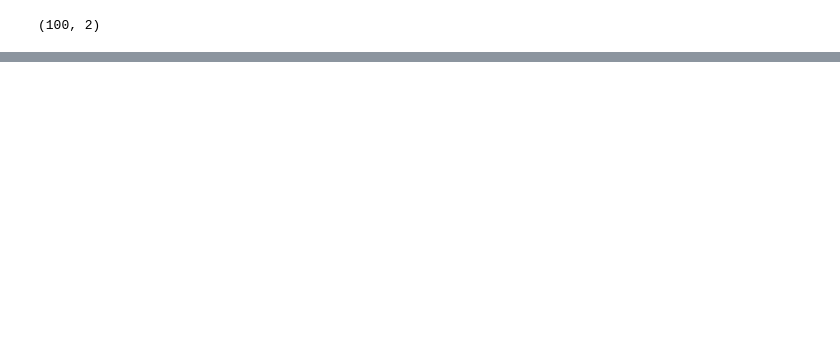
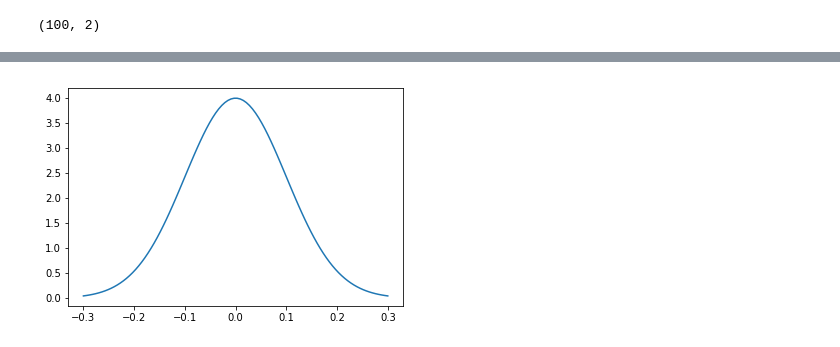
Before and after one commit to geniuschinchillas/ChinchillasSnack, a Jupyter notebook: GenerateData/RandomPlayGround.ipynb, the cells around one changed output, grey strips where cells are left out. Saved outputs shown, nothing was run; the diff lists cells and outputs as text; code cells hidden in the pictures; blank space fills up the shorter version.

```diff
--- a/GenerateData/RandomPlayGround.ipynb
+++ b/GenerateData/RandomPlayGround.ipynb
@@ -19,0 +108,6 @@ print(X.shape)
+# %%
+x = np.linspace(mu - 3*sigma, mu + 3*sigma, 100)
+plt.plot(x, stats.norm.pdf(x, mu, sigma))
+plt.show()
+# %% [output]
+[figure, added]
```
Also changed, not shown: parts of 13 cells of this notebook.
